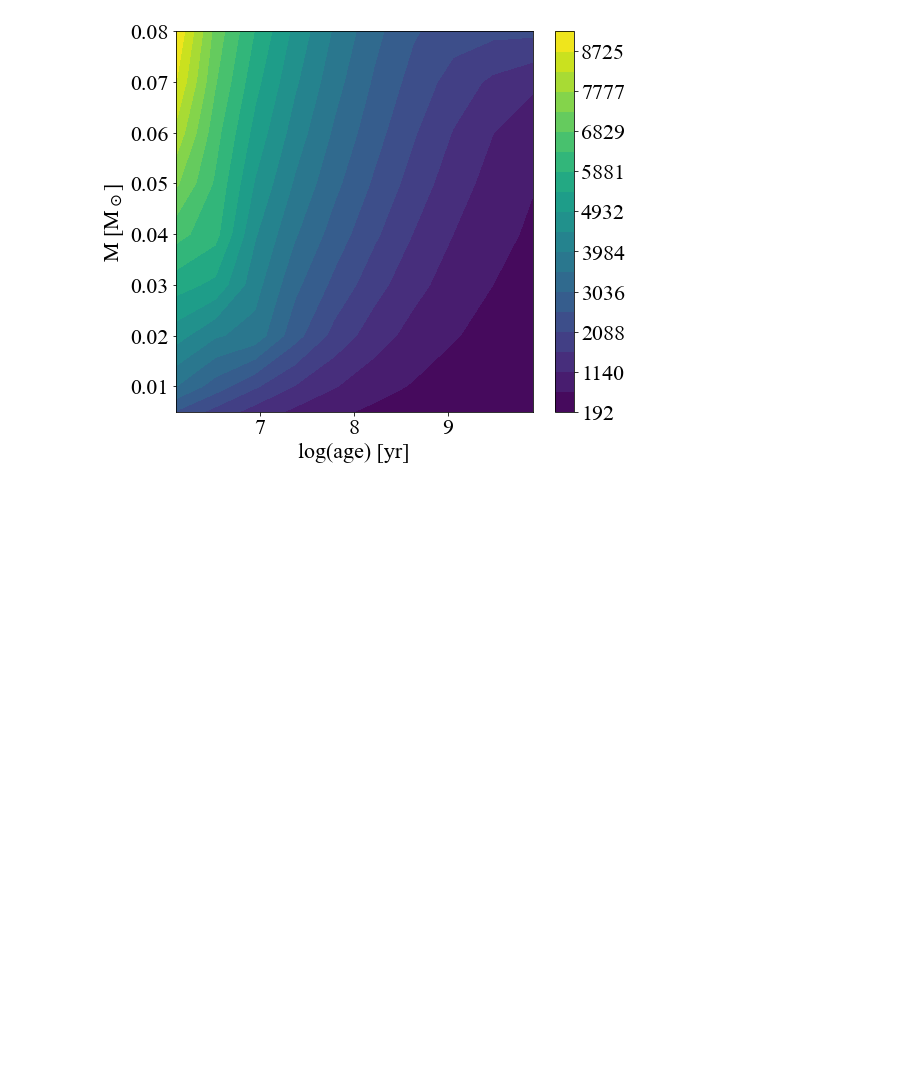
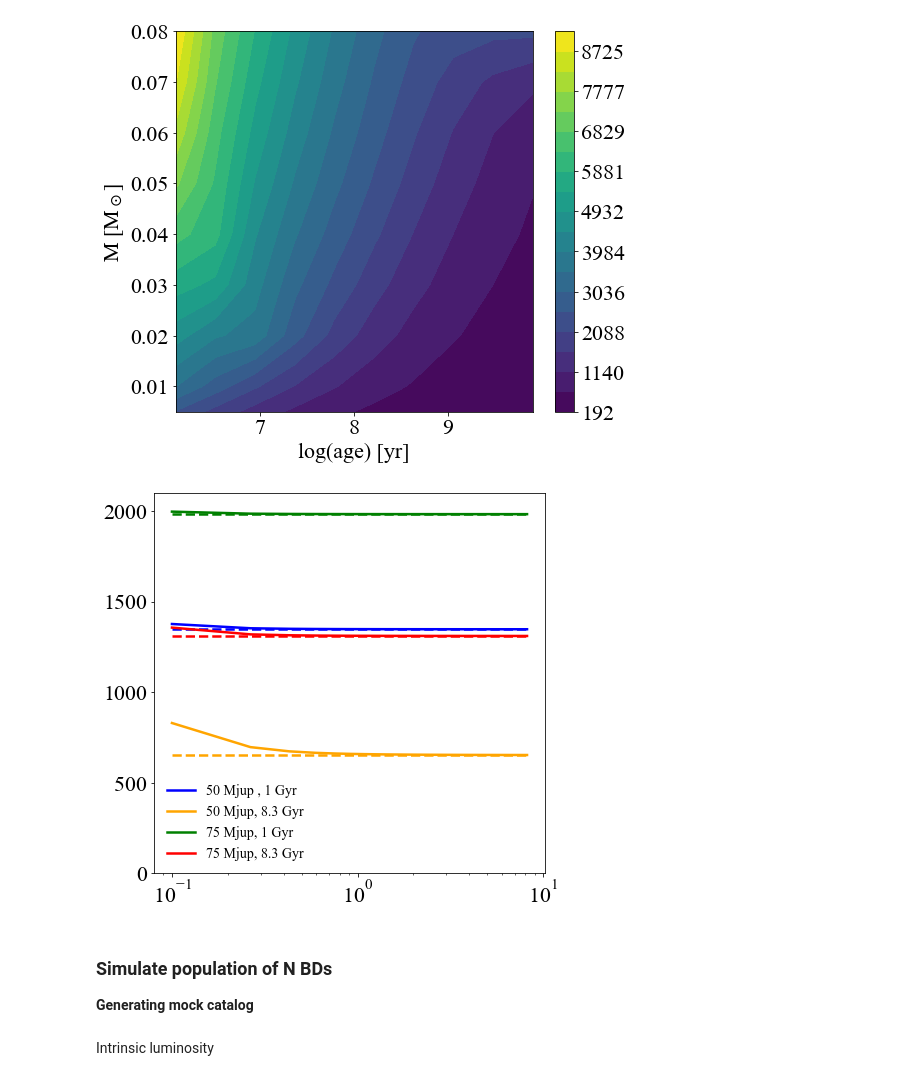
Before and after one commit to SvPoder/exoplanets, a Jupyter notebook: jupyter-notebook/testing.ipynb, the cells around one changed output. Drawn from its saved outputs; the diff is of its cells as text; code cells hidden in the pictures; blank space fills up the shorter version.

```diff
--- a/jupyter-notebook/testing.ipynb
+++ b/jupyter-notebook/testing.ipynb
@@ -81,3 +91,40 @@ ax.set_xlabel("log(age) [yr]")
 # %% [output]
 Text(0.5, 0, 'log(age) [yr]')
 [figure]
+# %%
+fig, ax = plt.subplots(1, 1, figsize=(7, 7))
+
+r = np.linspace(0.1, 8.178, 50)
+m = 50.*M_jup; l_age = 9.
+h_int = heat(Teff_interp_2d(l_age, m/M_sun), R_jup.value)
+t = temperature_withDM(r, h_int, f=1, R=R_jup.value, M=m, parameters=[1, 20, 0.42])
+ax.plot(r, t, label="50 Mjup , 1 Gyr", lw=2.5, color="blue")
+ax.plot(r, np.ones(len(r))*Teff_interp_2d(l_age, m/M_sun), ls="--", lw=2.5, color="blue")
+
+m = 50.*M_jup; l_age = 9.92
+h_int = heat(Teff_interp_2d(l_age, m/M_sun), R_jup.value)
+t = temperature_withDM(r, h_int, f=1, R=R_jup.value, M=m, parameters=[1, 20, 0.42])
+ax.plot(r, t, label="50 Mjup, 8.3 Gyr", lw=2.5, color="orange")
+ax.plot(r, np.ones(len(r))*Teff_interp_2d(l_age, m/M_sun), ls="--", lw=2.5, color="orange")
+
+m = 75.*M_jup; l_age = 9.
+h_int = heat(Teff_interp_2d(l_age, m/M_sun), R_jup.value)
+t = temperature_withDM(r, h_int, f=1, R=R_jup.value, M=m, parameters=[1, 20, 0.42])
+ax.plot(r, t, label="75 Mjup, 1 Gyr", lw=2.5, color="green")
+ax.plot(r, np.ones(len(r))*Teff_interp_2d(l_age, m/M_sun), ls="--", lw=2.5, color="green")
+
+m = 75.*M_jup; l_age = 9.92
+h_int = heat(Teff_interp_2d(l_age, m/M_sun), R_jup.value)
+t = temperature_withDM(r, h_int, f=1, R=R_jup.value, M=m, parameters=[1, 20, 0.42])
+ax.plot(r, t, label="75 Mjup, 8.3 Gyr", lw=2.5, color="red")
+ax.plot(r, np.ones(len(r))*Teff_interp_2d(l_age, m/M_sun), ls="--", lw=2.5, color="red")
+
+ax.legend(frameon=False, fontsize=14)
+ax.set_ylim([0, 2100])
+ax.set_xscale("log")
+# %% [output]
+[figure, added]
+# %% [markdown]
+### Simulate population of N BDs
+
+**Generating mock catalog**
@@ -84 +144,3 @@ Text(0.5, 0, 'log(age) [yr]')
+# %% [markdown]
+Intrinsic luminosity
 # %%
```
Also changed, not shown: parts of 25 cells of this notebook, 12 other files.
